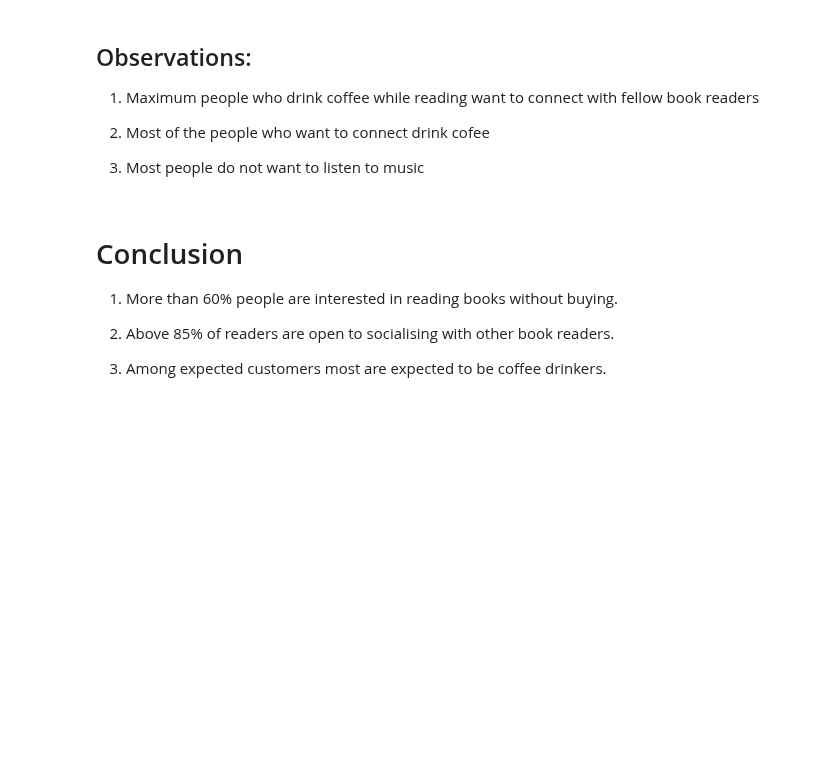
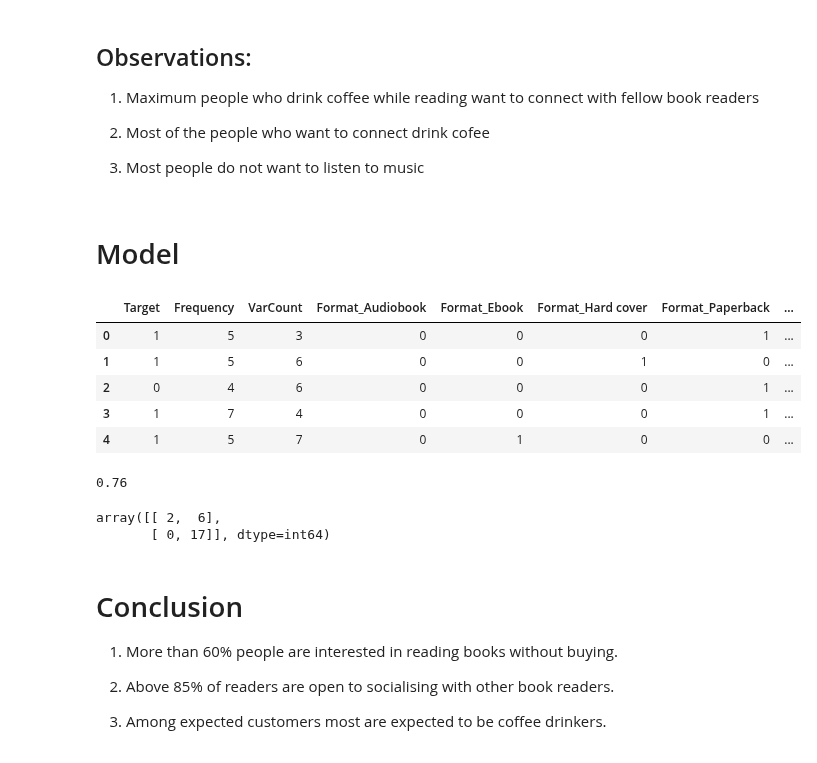
Before and after one commit to AnupamMisra/Data-science-projects, a Jupyter notebook: Book_cafe/Book.ipynb, the cells around one changed output. Drawn from its saved outputs; the diff is of its cells as text; code cells hidden in the pictures; blank space fills up the shorter version.

```diff
--- a/Book_cafe/Book.ipynb
+++ b/Book_cafe/Book.ipynb
@@ -191,3 +150,18 @@ db.to_csv("out.csv")
 2. Most of the people who want to connect drink cofee
 
 3. Most people do not want to listen to music
+# %% [markdown]
+# Model
+# %%
+mod_data=mod_data.join(pd.get_dummies(mod_data[['Format','Beverage','Music','Connect']]))
+mod_data.drop(['Timestamp','Format','Beverage','Music','Connect','Variety'],axis=1,inplace=True)
+mod_data.Target.replace({'I wish I could read them without buying a lot of books':1,'I want to build a library duh!':0},inplace=True)
+# %%
+mod_data.head()
+# %% [output]
+|  | Target | Frequency | VarCount | Format_Audiobook | Format_Ebook | Format_Hard cover | Format_Paperback | ... |
+| 0 | 1 | 5 | 3 | 0 | 0 | 0 | 1 | ... |
+| 1 | 1 | 5 | 6 | 0 | 0 | 1 | 0 | ... |
+| 2 | 0 | 4 | 6 | 0 | 0 | 0 | 1 | ... |
+| 3 | 1 | 7 | 4 | 0 | 0 | 0 | 1 | ... |
+| 4 | 1 | 5 | 7 | 0 | 1 | 0 | 0 | ... |
@@ -194,3 +172,15 @@ db.to_csv("out.csv")
+# %%
+from sklearn.linear_model import LogisticRegression
+lr=LogisticRegression()
+lr.fit(X_train,y_train)
+lr.score(X_test,y_test)
+# %% [output]
+0.76
+# %%
+confusion_matrix(y_test,lr.predict(X_test))
+# %% [output]
+array([[ 2,  6],
+       [ 0, 17]], dtype=int64)
 # %% [markdown]
 # Conclusion
 
```
Also changed, not shown: parts of 13 cells of this notebook, 2 other files.
